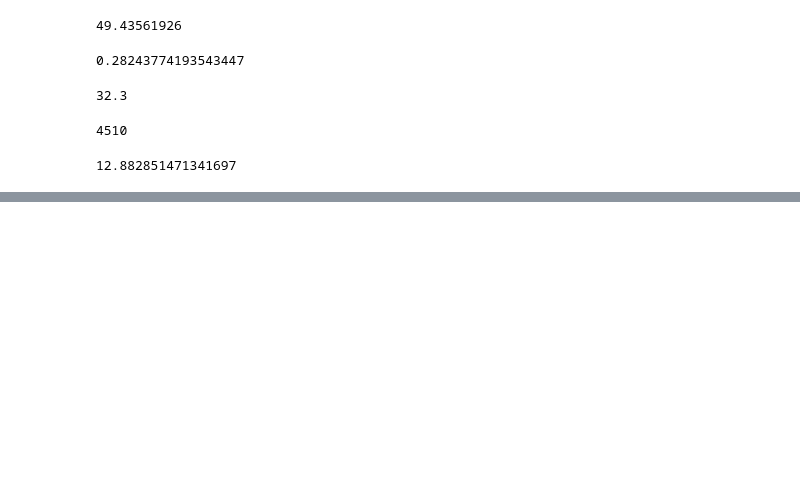
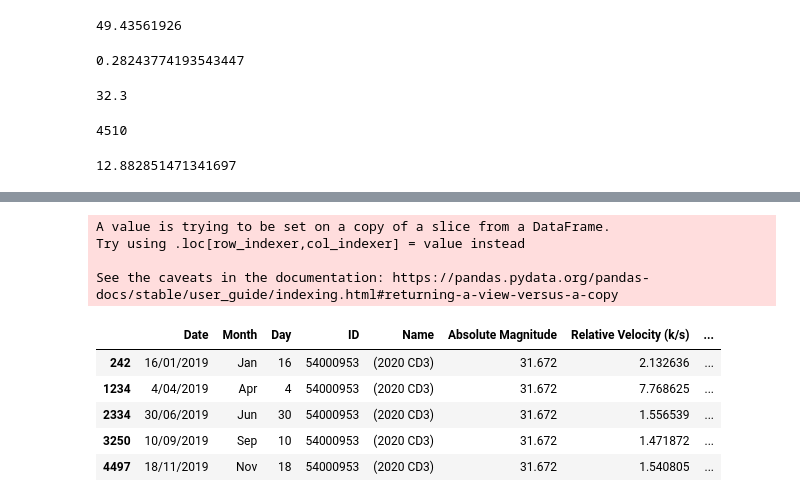
Before and after one commit to AmyAndersson/Datanauts_Project, a Jupyter notebook: bonner_asteroid_data.ipynb, the cells around one changed output, grey strips where cells are left out. Saved outputs shown, nothing was run; the diff lists cells and outputs as text; code cells hidden in the pictures; blank space fills up the shorter version.

```diff
--- a/bonner_asteroid_data.ipynb
+++ b/bonner_asteroid_data.ipynb
@@ -110 +136,16 @@ date_find
+# %%
+#need to sort the data by date,convert date to datetime to be able to sort the values
+date_find["New Date"] = pd.to_datetime(date_find["Date"])
+date_find.sort_values(by=["New Date"])
+# %% [output]
+A value is trying to be set on a copy of a slice from a DataFrame.
+Try using .loc[row_indexer,col_indexer] = value instead
+
+See the caveats in the documentation: https://pandas.pydata.org/pandas-docs/stable/user_guide/indexing.html#returning-a-view-versus-a-copy
+|  | Date | Month | Day | ID | Name | Absolute Magnitude | Relative Velocity (k/s) | ... |
+| 242 | 16/01/2019 | Jan | 16 | 54000953 | (2020 CD3) | 31.672 | 2.132636 | ... |
+| 1234 | 4/04/2019 | Apr | 4 | 54000953 | (2020 CD3) | 31.672 | 7.768625 | ... |
+| 2334 | 30/06/2019 | Jun | 30 | 54000953 | (2020 CD3) | 31.672 | 1.556539 | ... |
+| 3250 | 10/09/2019 | Sep | 10 | 54000953 | (2020 CD3) | 31.672 | 1.471872 | ... |
+| 4497 | 18/11/2019 | Nov | 18 | 54000953 | (2020 CD3) | 31.672 | 1.540805 | ... |
 # %%
```
Also changed, not shown: parts of 21 cells of this notebook, 4 other files.
